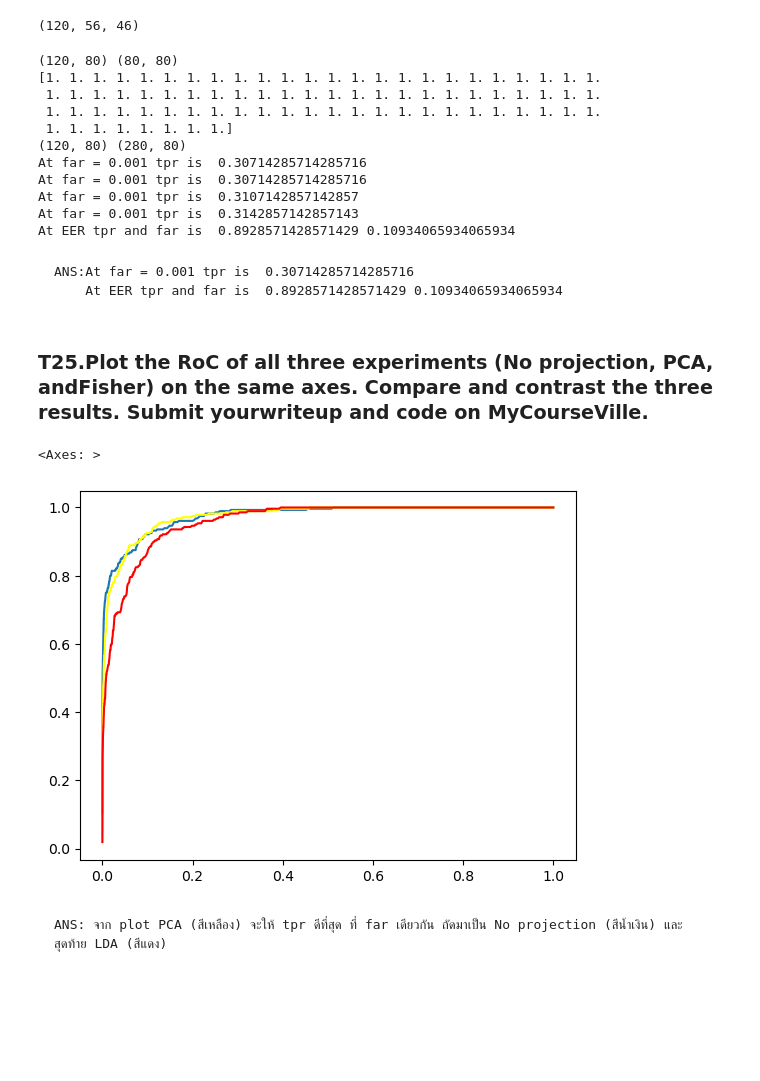
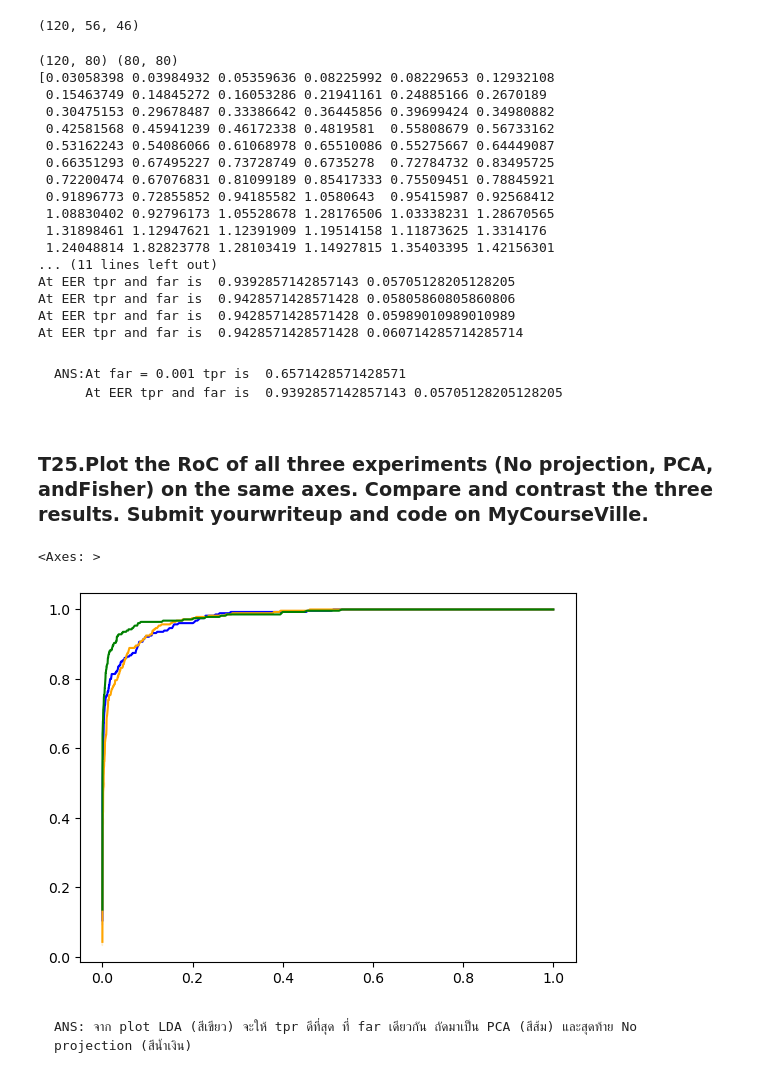
Before and after one commit to naratip69/Pattern_Code, a Jupyter notebook: HW3_Fisherfaces(student).ipynb, the cells around one changed output. Saved outputs shown, nothing was run; the diff lists cells and outputs as text; code cells hidden in the pictures; blank space fills up the shorter version.

```diff
--- a/HW3_Fisherfaces(student).ipynb
+++ b/HW3_Fisherfaces(student).ipynb
@@ -1049,6 +1012,7 @@ w_T.shape, v.shape
 ((80, 80), (120, 2576))
 # %%
 # INSERT CODE HERE
+w_T = np.real(w_T)
 w_T = w_T / np.linalg.norm(w_T, axis=0)
 img_LDA = w_T.T @ v[:80]
 print(img_LDA.shape)
@@ -1077,30 +1041,35 @@ T.shape
 # INSERT CODE HERE
 print(T_reduced.shape, w_T.shape)
 #project PCA to LDA
-w_T = w_T / np.linalg.norm(w_T, axis=0)
 print(np.linalg.norm(w_T, axis=0))
-LDA_T = T_reduced @ w_T.T
+LDA_T = T_reduced @ w_T[:40].T
 LDA_T = LDA_T / np.linalg.norm(LDA_T, axis=0)
 w_D = w_D / np.linalg.norm(w_D, axis=0)
-LDA_D = D_reduced @ w_T.T # ใช้ w เดียวกัน
+LDA_D = D_reduced @ w_T[:40].T # ใช้ w เดียวกัน
 LDA_D = LDA_D / np.linalg.norm(LDA_D, axis=0)
 print(LDA_T.shape, LDA_D.shape)
 similarity_matrix_LDA = generate_similarity_matrix(LDA_T, LDA_D)
 calculate_roc_2(similarity_matrix_LDA)
 # %% [output]
 (120, 80) (80, 80)
-[1. 1. 1. 1. 1. 1. 1. 1. 1. 1. 1. 1. 1. 1. 1. 1. 1. 1. 1. 1. 1. 1. 1. 1.
- 1. 1. 1. 1. 1. 1. 1. 1. 1. 1. 1. 1. 1. 1. 1. 1. 1. 1. 1. 1. 1. 1. 1. 1.
- 1. 1. 1. 1. 1. 1. 1. 1. 1. 1. 1. 1. 1. 1. 1. 1. 1. 1. 1. 1. 1. 1. 1. 1.
- 1. 1. 1. 1. 1. 1. 1. 1.]
-(120, 80) (280, 80)
-At far = 0.001 tpr is  0.30714285714285716
-At far = 0.001 tpr is  0.30714285714285716
-At far = 0.001 tpr is  0.3107142857142857
-At far = 0.001 tpr is  0.3142857142857143
-At EER tpr and far is  0.8928571428571429 0.10934065934065934
+[0.03058398 0.03984932 0.05359636 0.08225992 0.08229653 0.12932108
+ 0.15463749 0.14845272 0.16053286 0.21941161 0.24885166 0.2670189
+ 0.30475153 0.29678487 0.33386642 0.36445856 0.39699424 0.34980882
+ 0.42581568 0.45941239 0.46172338 0.4819581  0.55808679 0.56733162
+ 0.53162243 0.54086066 0.61068978 0.65510086 0.55275667 0.64449087
+ 0.66351293 0.67495227 0.73728749 0.6735278  0.72784732 0.83495725
+ 0.72200474 0.67076831 0.81099189 0.85417333 0.75509451 0.78845921
+ 0.91896773 0.72855852 0.94185582 1.0580643  0.95415987 0.92568412
+ 1.08830402 0.92796173 1.05528678 1.28176506 1.03338231 1.28670565
+ 1.31898461 1.12947621 1.12391909 1.19514158 1.11873625 1.3314176
+ 1.24048814 1.82823778 1.28103419 1.14927815 1.35403395 1.42156301
+... (11 lines left out)
+At EER tpr and far is  0.9392857142857143 0.05705128205128205
+At EER tpr and far is  0.9428571428571428 0.05805860805860806
+At EER tpr and far is  0.9428571428571428 0.05989010989010989
+At EER tpr and far is  0.9428571428571428 0.060714285714285714
 # %% [markdown]
-    ANS:At far = 0.001 tpr is  0.30714285714285716
-        At EER tpr and far is  0.8928571428571429 0.10934065934065934
+    ANS:At far = 0.001 tpr is  0.6571428571428571
+        At EER tpr and far is  0.9392857142857143 0.05705128205128205
 # %% [markdown]
 ### T25.Plot the RoC of all three experiments (No projection, PCA, andFisher) on the same axes. Compare and contrast the three results. Submit yourwriteup and code on MyCourseVille.
@@ -1107,13 +1081,9 @@ At EER tpr and far is  0.8928571428571429 0.10934065934065934
 # %%
-# INSERT CODE HERE
-tpr1, far1 = calculate_roc(similarity_matrix)
-tpr2, far2 = calculate_roc(eigen_similar_matrix)
-tpr3, far3 = calculate_roc(similarity_matrix_LDA)
-sns.lineplot(x=far1,y=tpr1)
-sns.lineplot(x=far2,y=tpr2, color="yellow")
-sns.lineplot(x=far3,y=tpr3, color = 'r')
+sns.lineplot(x=far1,y=tpr1, color = 'b')
+sns.lineplot(x=far2,y=tpr2, color="orange")
+sns.lineplot(x=far3,y=tpr3, color = 'g')
 # %% [output]
 <Axes: >
-[figure, old version]
+[figure, new version]
 # %% [markdown]
-    ANS: จาก plot PCA (สีเหลือง) จะให้ tpr ดีที่สุด ที่ far เดียวกัน ถัดมาเป็น No projection (สีน้ำเงิน) และสุดท้าย LDA (สีแดง)
+    ANS: จาก plot LDA (สีเขียว) จะให้ tpr ดีที่สุด ที่ far เดียวกัน ถัดมาเป็น PCA (สีส้ม) และสุดท้าย No projection (สีน้ำเงิน)
```
Also changed, not shown: parts of 4 cells of this notebook.
